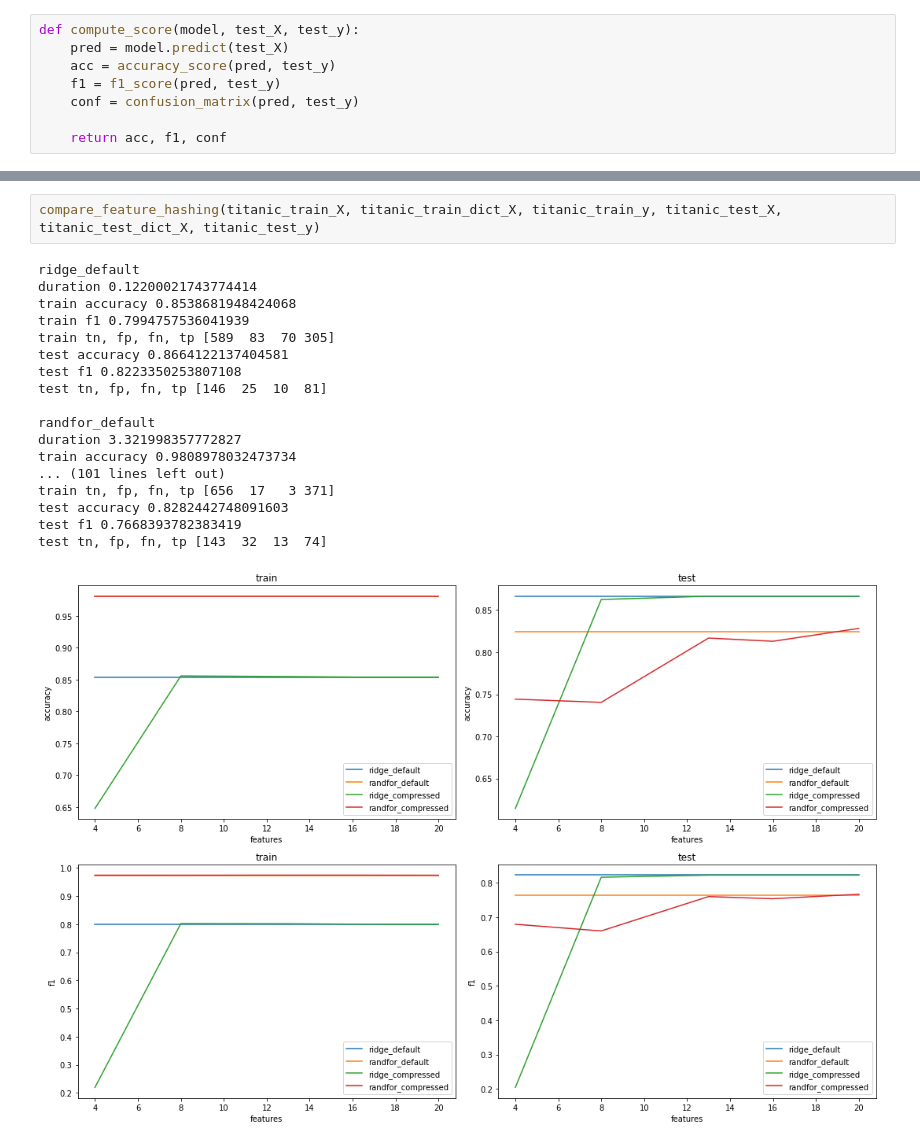
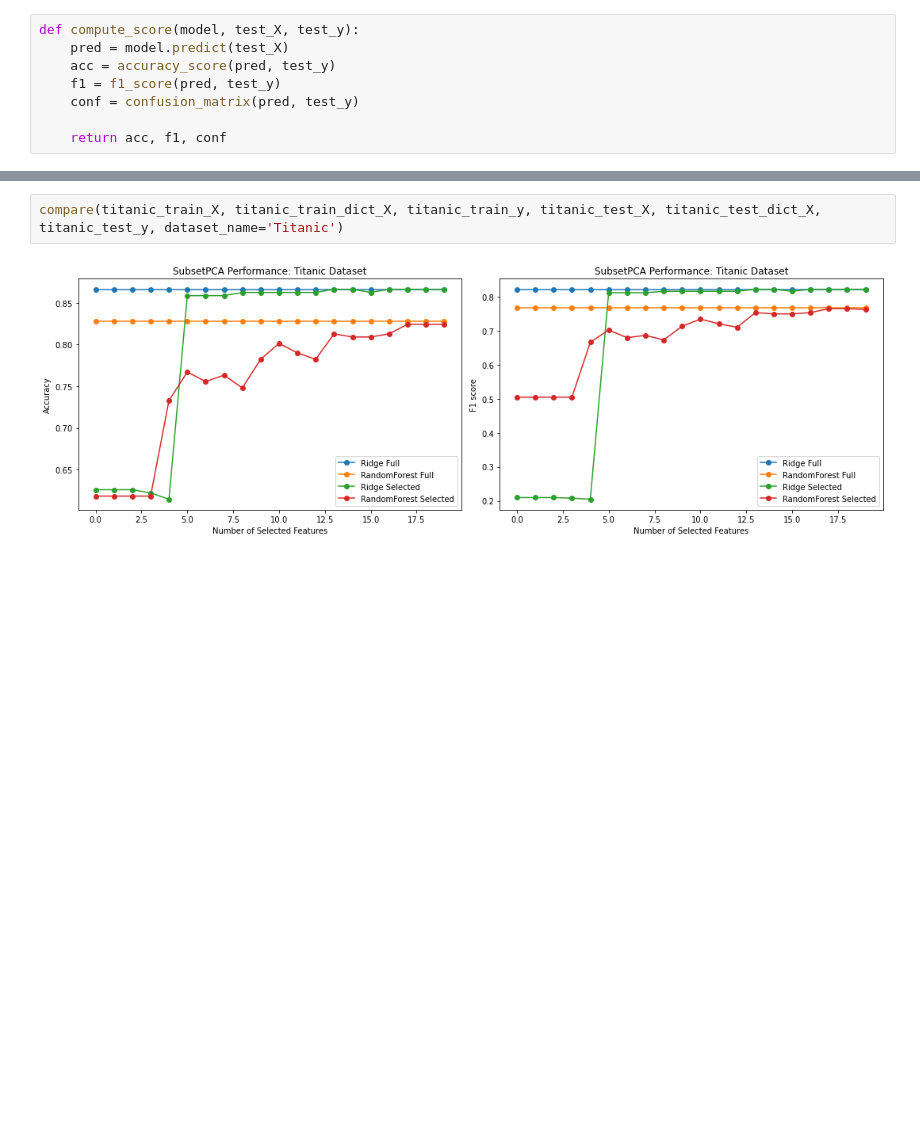
Before and after one commit to win13676/ORIE5741-Project, a Jupyter notebook: SubsetPCA_comparison.ipynb, the cells around one changed output, grey strips where cells are left out. Drawn from its saved outputs; the diff is of its cells as text; blank space fills up the shorter version.

```diff
--- a/SubsetPCA_comparison.ipynb
+++ b/SubsetPCA_comparison.ipynb
@@ -328,22 +197,5 @@ test tn, fp, fn, tp [6876  911  486 1496]
 # %%
-compare_feature_hashing(titanic_train_X, titanic_train_dict_X, titanic_train_y, titanic_test_X, titanic_test_dict_X, titanic_test_y)
+compare(titanic_train_X, titanic_train_dict_X, titanic_train_y, titanic_test_X, titanic_test_dict_X, titanic_test_y, dataset_name='Titanic')
 # %% [output]
-ridge_default
-duration 0.12200021743774414
-train accuracy 0.8538681948424068
-train f1 0.7994757536041939
-train tn, fp, fn, tp [589  83  70 305]
-test accuracy 0.8664122137404581
-test f1 0.8223350253807108
-test tn, fp, fn, tp [146  25  10  81]
-
-randfor_default
-duration 3.321998357772827
-train accuracy 0.9808978032473734
-... (101 lines left out)
-train tn, fp, fn, tp [656  17   3 371]
-test accuracy 0.8282442748091603
-test f1 0.7668393782383419
-test tn, fp, fn, tp [143  32  13  74]
-[figure, old version]
+[figure, new version]
 # %%
```
Also changed, not shown: parts of 5 cells of this notebook, 3 other files.
